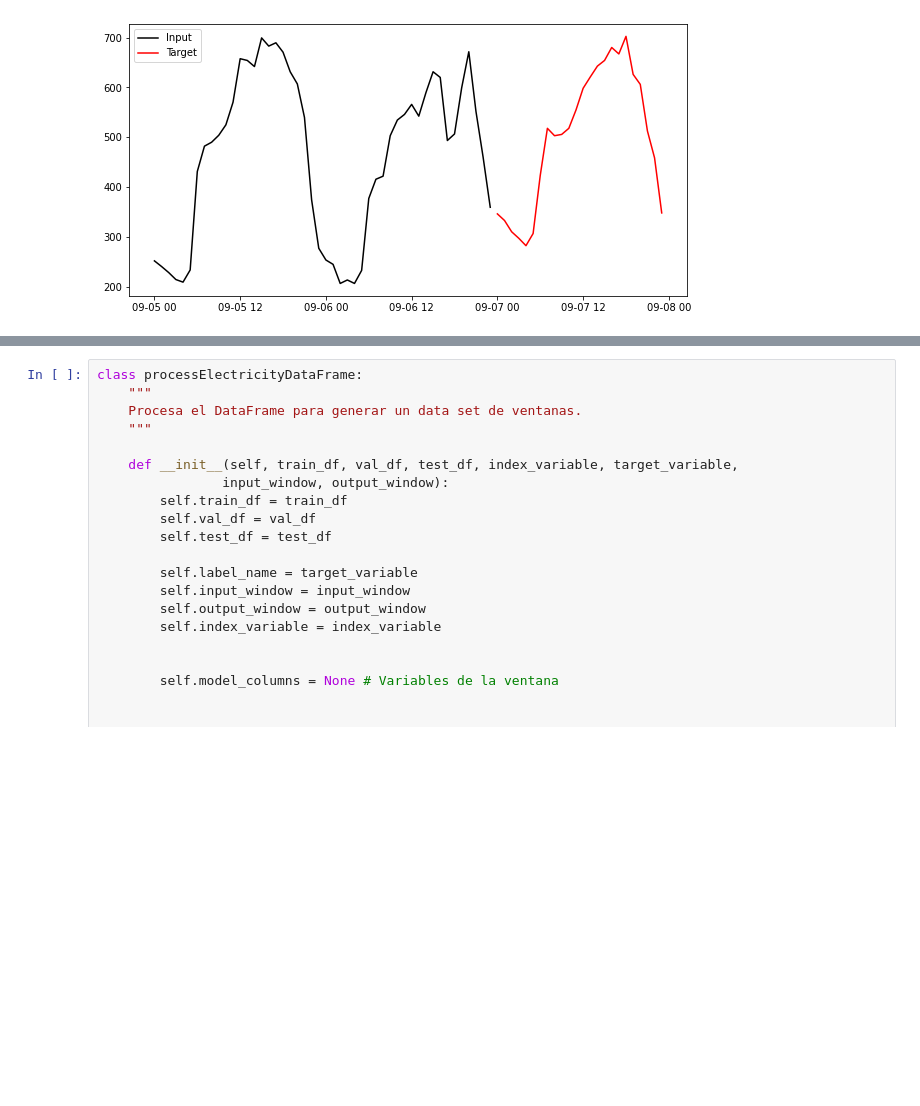
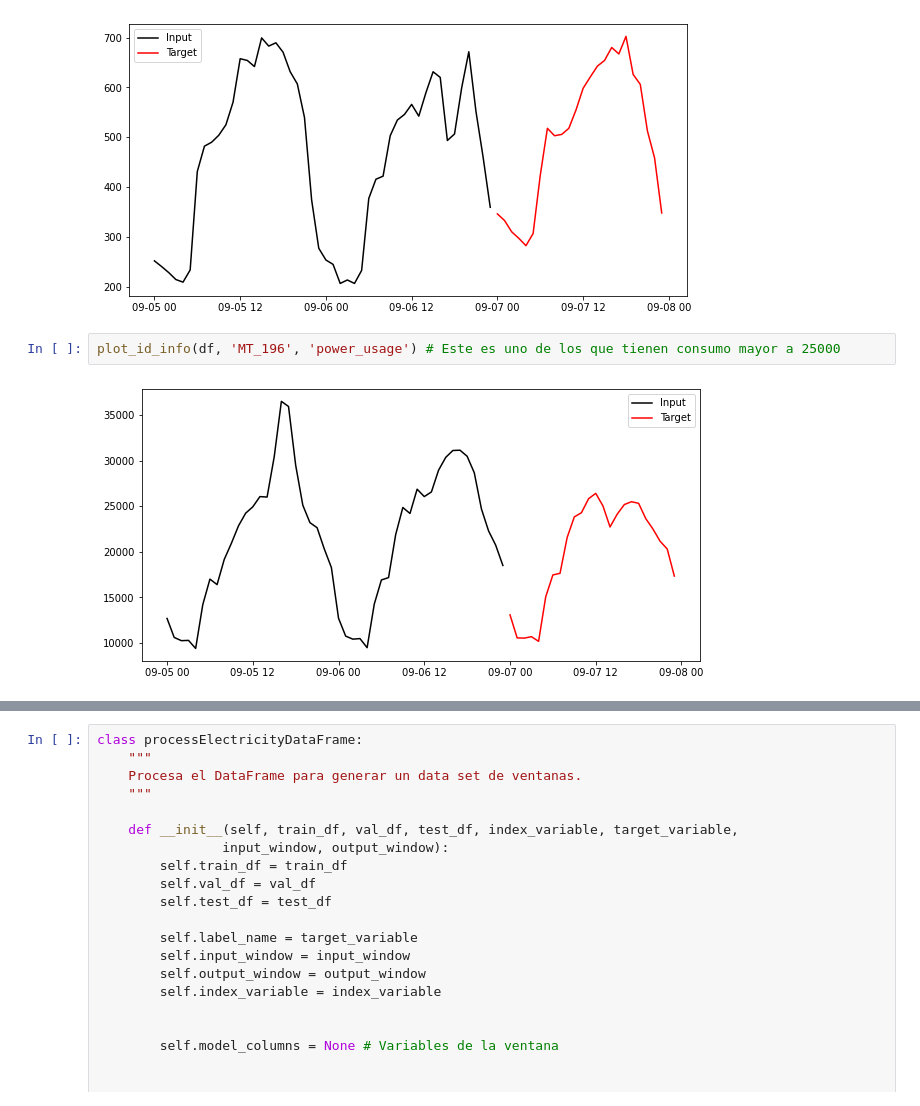
Before and after one commit to juancop/URDeepLearning, a Jupyter notebook: Forecasting/Forecasting Example.ipynb, the cells around one changed output, grey strips where cells are left out. Drawn from its saved outputs; the diff is of its cells as text; blank space fills up the shorter version.

```diff
--- a/Forecasting/Forecasting Example.ipynb
+++ b/Forecasting/Forecasting Example.ipynb
@@ -89,3 +92,7 @@ plot_id_info(df, 'MT_353', 'power_usage')
 plot_id_info(df, 'MT_178', 'power_usage')
 # %% [output]
 [figure]
+# %%
+plot_id_info(df, 'MT_196', 'power_usage') # Este es uno de los que tienen consumo mayor a 25000
+# %% [output]
+[figure, added]
```
Also changed, not shown: parts of 27 cells of this notebook, 3 other files.
